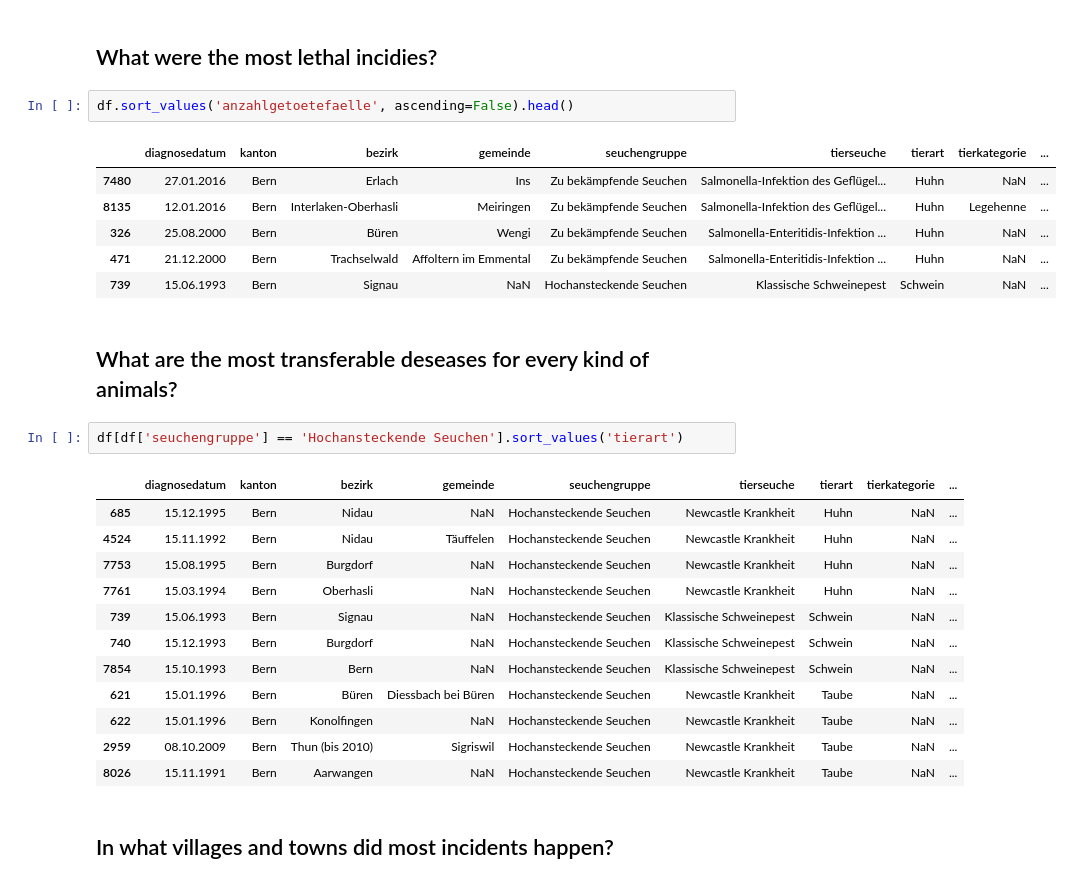
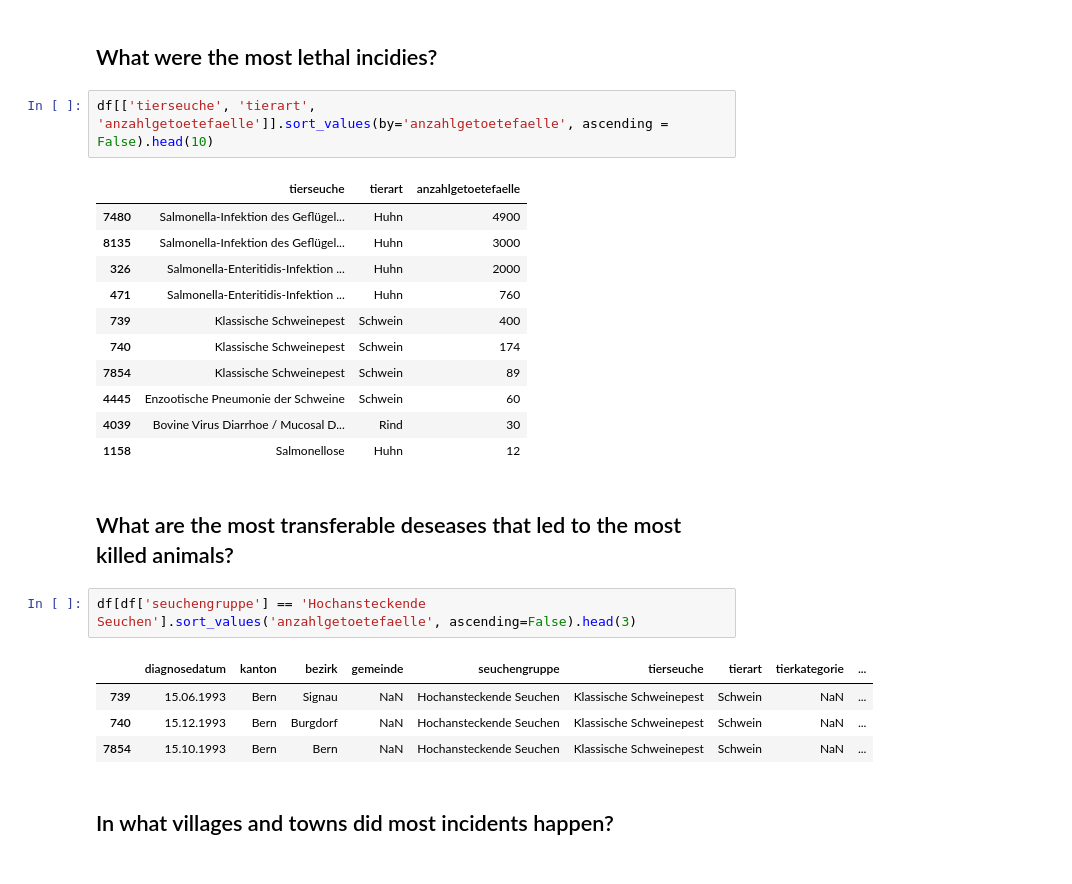
Before and after one commit to thisss/foundations-homework, a Jupyter notebook: foundations/08/homework_08_02.ipynb, the cells around one changed output. Saved outputs shown, nothing was run; the diff lists cells and outputs as text.

```diff
--- a/foundations/08/homework_08_02.ipynb
+++ b/foundations/08/homework_08_02.ipynb
@@ -67,31 +61,28 @@ df['anzahlgetoetefaelle'].sum()
 # %% [markdown]
 ## What were the most lethal incidies?
 # %%
-df.sort_values('anzahlgetoetefaelle', ascending=False).head()
+df[['tierseuche', 'tierart', 'anzahlgetoetefaelle']].sort_values(by='anzahlgetoetefaelle', ascending = False).head(10)
 # %% [output]
-|  | diagnosedatum | kanton | bezirk | gemeinde | seuchengruppe | tierseuche | tierart | tierkategorie | ... |
-| 7480 | 27.01.2016 | Bern | Erlach | Ins | Zu bekämpfende Seuchen | Salmonella-Infektion des Geflügel... | Huhn | NaN | ... |
-| 8135 | 12.01.2016 | Bern | Interlaken-Oberhasli | Meiringen | Zu bekämpfende Seuchen | Salmonella-Infektion des Geflügel... | Huhn | Legehenne | ... |
-| 326 | 25.08.2000 | Bern | Büren | Wengi | Zu bekämpfende Seuchen | Salmonella-Enteritidis-Infektion ... | Huhn | NaN | ... |
-| 471 | 21.12.2000 | Bern | Trachselwald | Affoltern im Emmental | Zu bekämpfende Seuchen | Salmonella-Enteritidis-Infektion ... | Huhn | NaN | ... |
-| 739 | 15.06.1993 | Bern | Signau | NaN | Hochansteckende Seuchen | Klassische Schweinepest | Schwein | NaN | ... |
+|  | tierseuche | tierart | anzahlgetoetefaelle |
+| 7480 | Salmonella-Infektion des Geflügel... | Huhn | 4900 |
+| 8135 | Salmonella-Infektion des Geflügel... | Huhn | 3000 |
+| 326 | Salmonella-Enteritidis-Infektion ... | Huhn | 2000 |
+| 471 | Salmonella-Enteritidis-Infektion ... | Huhn | 760 |
+| 739 | Klassische Schweinepest | Schwein | 400 |
+| 740 | Klassische Schweinepest | Schwein | 174 |
+| 7854 | Klassische Schweinepest | Schwein | 89 |
+| 4445 | Enzootische Pneumonie der Schweine | Schwein | 60 |
+| 4039 | Bovine Virus Diarrhoe / Mucosal D... | Rind | 30 |
+| 1158 | Salmonellose | Huhn | 12 |
 # %% [markdown]
-## What are the most transferable deseases for every kind of animals?
+## What are the most transferable deseases that led to the most killed animals?
 # %%
-df[df['seuchengruppe'] == 'Hochansteckende Seuchen'].sort_values('tierart')
+df[df['seuchengruppe'] == 'Hochansteckende Seuchen'].sort_values('anzahlgetoetefaelle', ascending=False).head(3)
 # %% [output]
 |  | diagnosedatum | kanton | bezirk | gemeinde | seuchengruppe | tierseuche | tierart | tierkategorie | ... |
-| 685 | 15.12.1995 | Bern | Nidau | NaN | Hochansteckende Seuchen | Newcastle Krankheit | Huhn | NaN | ... |
-| 4524 | 15.11.1992 | Bern | Nidau | Täuffelen | Hochansteckende Seuchen | Newcastle Krankheit | Huhn | NaN | ... |
-| 7753 | 15.08.1995 | Bern | Burgdorf | NaN | Hochansteckende Seuchen | Newcastle Krankheit | Huhn | NaN | ... |
-| 7761 | 15.03.1994 | Bern | Oberhasli | NaN | Hochansteckende Seuchen | Newcastle Krankheit | Huhn | NaN | ... |
 | 739 | 15.06.1993 | Bern | Signau | NaN | Hochansteckende Seuchen | Klassische Schweinepest | Schwein | NaN | ... |
 | 740 | 15.12.1993 | Bern | Burgdorf | NaN | Hochansteckende Seuchen | Klassische Schweinepest | Schwein | NaN | ... |
 | 7854 | 15.10.1993 | Bern | Bern | NaN | Hochansteckende Seuchen | Klassische Schweinepest | Schwein | NaN | ... |
-| 621 | 15.01.1996 | Bern | Büren | Diessbach bei Büren | Hochansteckende Seuchen | Newcastle Krankheit | Taube | NaN | ... |
-| 622 | 15.01.1996 | Bern | Konolfingen | NaN | Hochansteckende Seuchen | Newcastle Krankheit | Taube | NaN | ... |
-| 2959 | 08.10.2009 | Bern | Thun (bis 2010) | Sigriswil | Hochansteckende Seuchen | Newcastle Krankheit | Taube | NaN | ... |
-| 8026 | 15.11.1991 | Bern | Aarwangen | NaN | Hochansteckende Seuchen | Newcastle Krankheit | Taube | NaN | ... |
 # %% [markdown]
 ## In what villages and towns did most incidents happen?
 # %%
```
Also changed, not shown: parts of 18 cells of this notebook.
